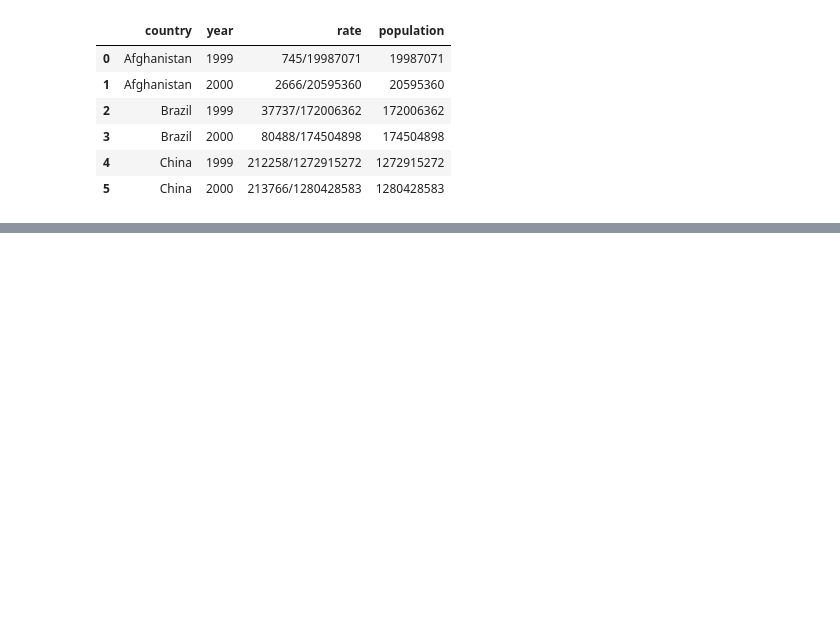
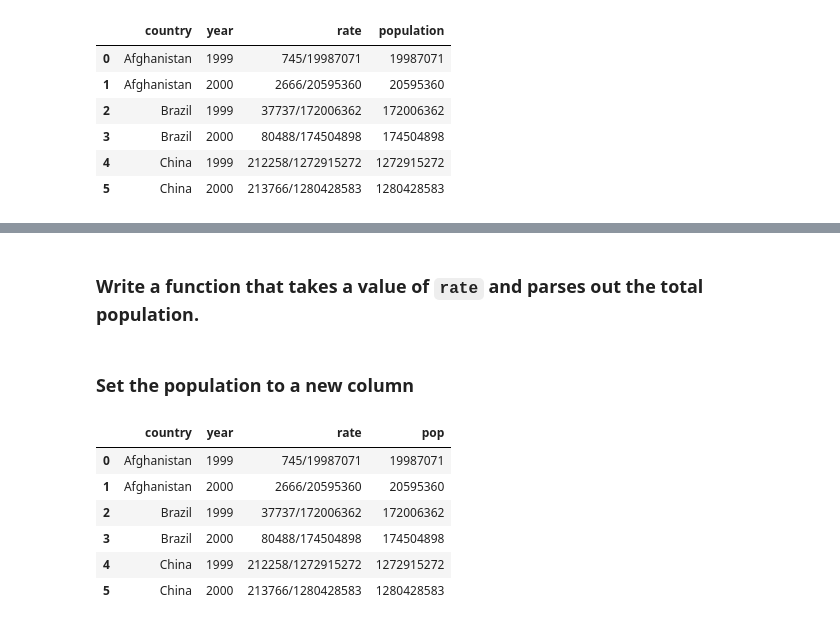
Before and after one commit to Akashdl/scipy-2019-pandas, a Jupyter notebook: exercises/myExercise.ipynb, the cells around one changed output, grey strips where cells are left out. Cells and saved outputs as stored; diff of their text form; code cells hidden in the pictures; blank space fills up the shorter version.

```diff
--- a/exercises/myExercise.ipynb
+++ b/exercises/myExercise.ipynb
@@ -217,0 +222,3 @@ tbl3
+# %%
+tbl3 = pd.read_csv('../data/table3.csv')
+tbl3
@@ -217,0 +233,7 @@ tbl3
+# %% [markdown]
+### Write a function that takes a value of `rate` and parses out the total population.
+# %%
+
+def extract_pop(rate, delim='/', position=1):
+    pop = rate.split(delim)[position]
+    return int(pop)
@@ -217,0 +242,14 @@ tbl3
+# %% [markdown]
+### Set the population to a new column
+# %%
+tbl3['pop'] = tbl3['rate'].apply(extract_pop)
+# %%
+tbl3
+# %% [output]
+|  | country | year | rate | pop |
+| 0 | Afghanistan | 1999 | 745/19987071 | 19987071 |
+| 1 | Afghanistan | 2000 | 2666/20595360 | 20595360 |
+| 2 | Brazil | 1999 | 37737/172006362 | 172006362 |
+| 3 | Brazil | 2000 | 80488/174504898 | 174504898 |
+| 4 | China | 1999 | 212258/1272915272 | 1272915272 |
+| 5 | China | 2000 | 213766/1280428583 | 1280428583 |
```
Also changed, not shown: parts of 4 cells of this notebook, 4 other files.
